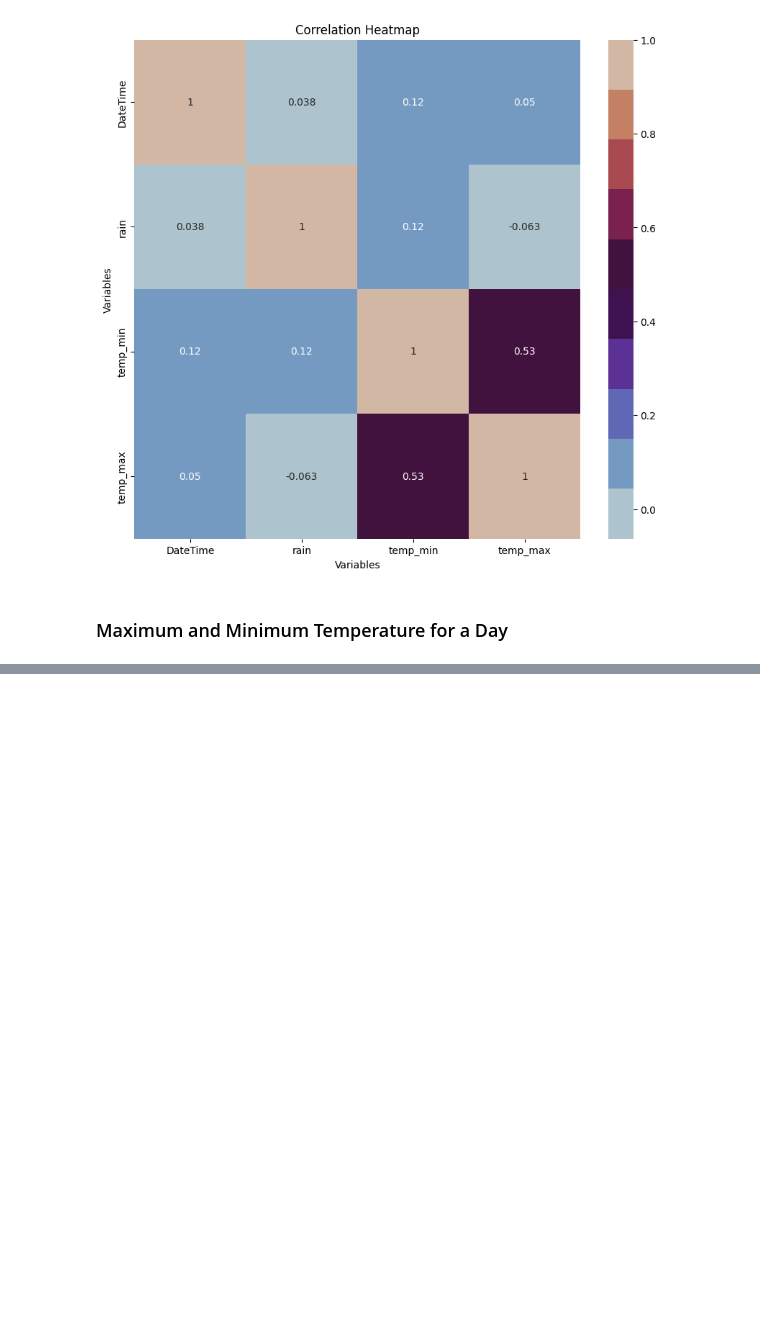
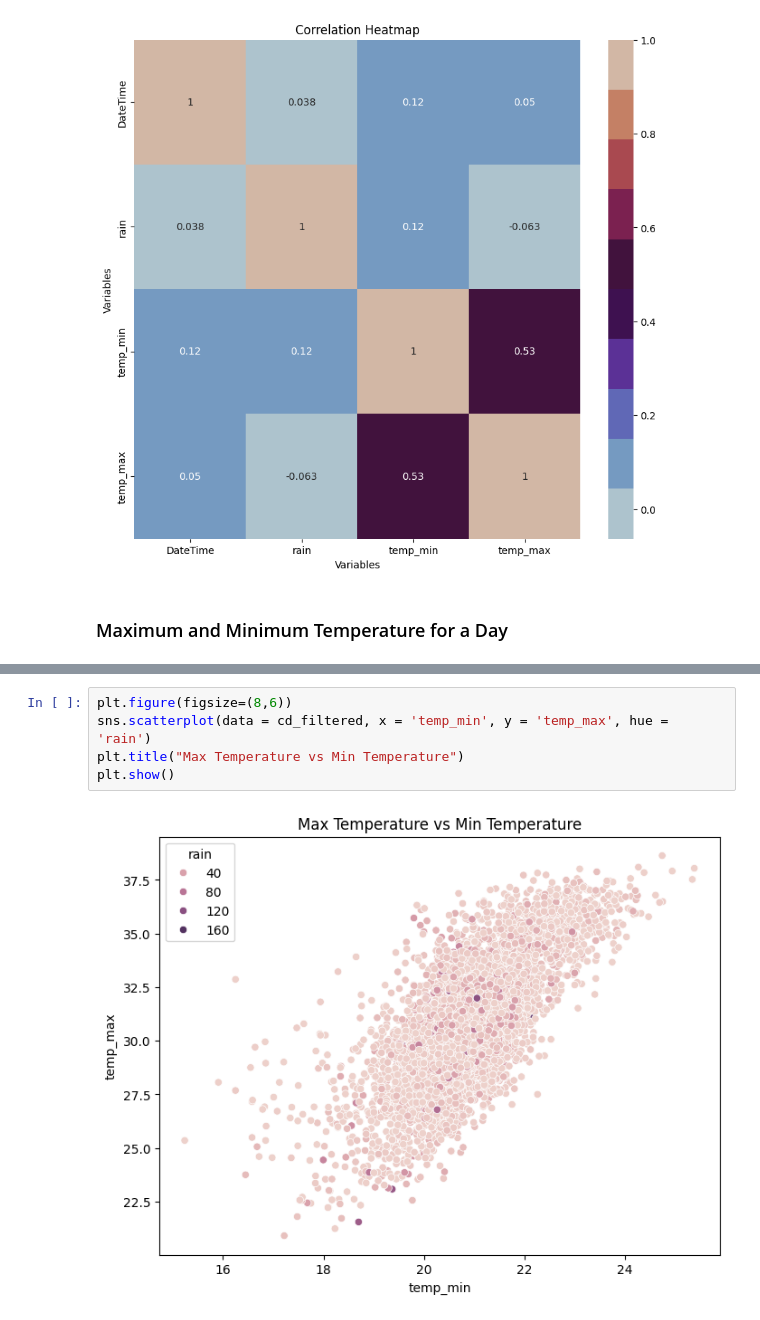
Before and after one commit to harishkodidela/Data-Science-Project, a Jupyter notebook: Precipitation_Pred.ipynb, the cells around one changed output, grey strips where cells are left out. Drawn from its saved outputs; the diff is of its cells as text; blank space fills up the shorter version.

```diff
--- a/Precipitation_Pred.ipynb
+++ b/Precipitation_Pred.ipynb
@@ -86,0 +104,7 @@ plt.show()
+# %%
+plt.figure(figsize=(8,6))
+sns.scatterplot(data = cd_filtered, x = 'temp_min', y = 'temp_max', hue = 'rain')
+plt.title("Max Temperature vs Min Temperature")
+plt.show()
+# %% [output]
+[figure, added]
```
Also changed, not shown: parts of 5 cells of this notebook.
